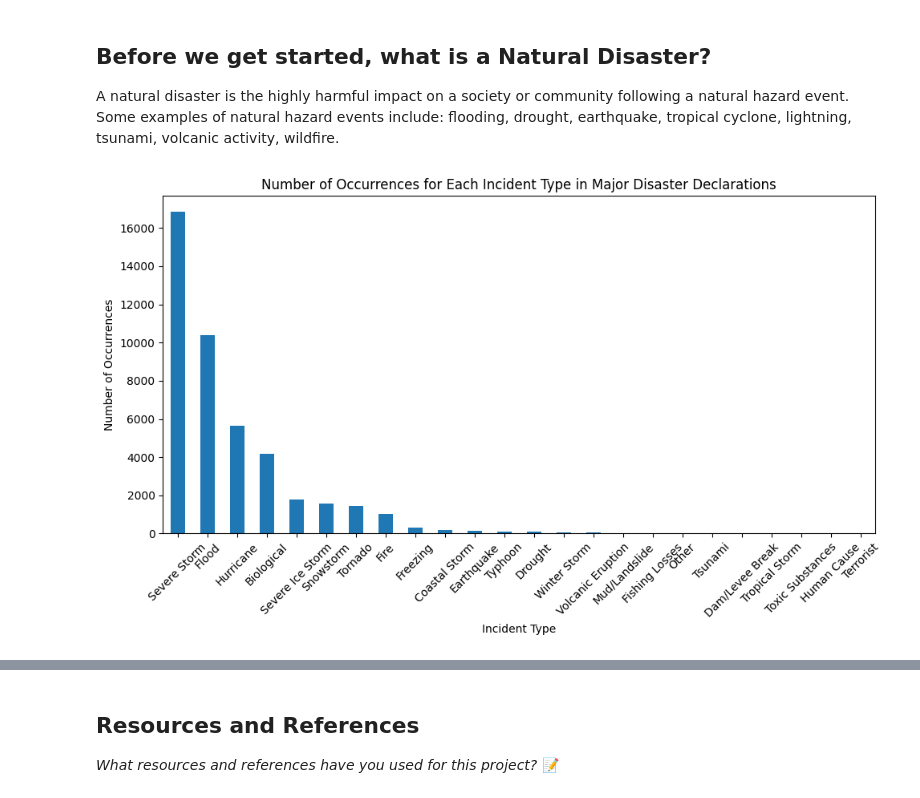
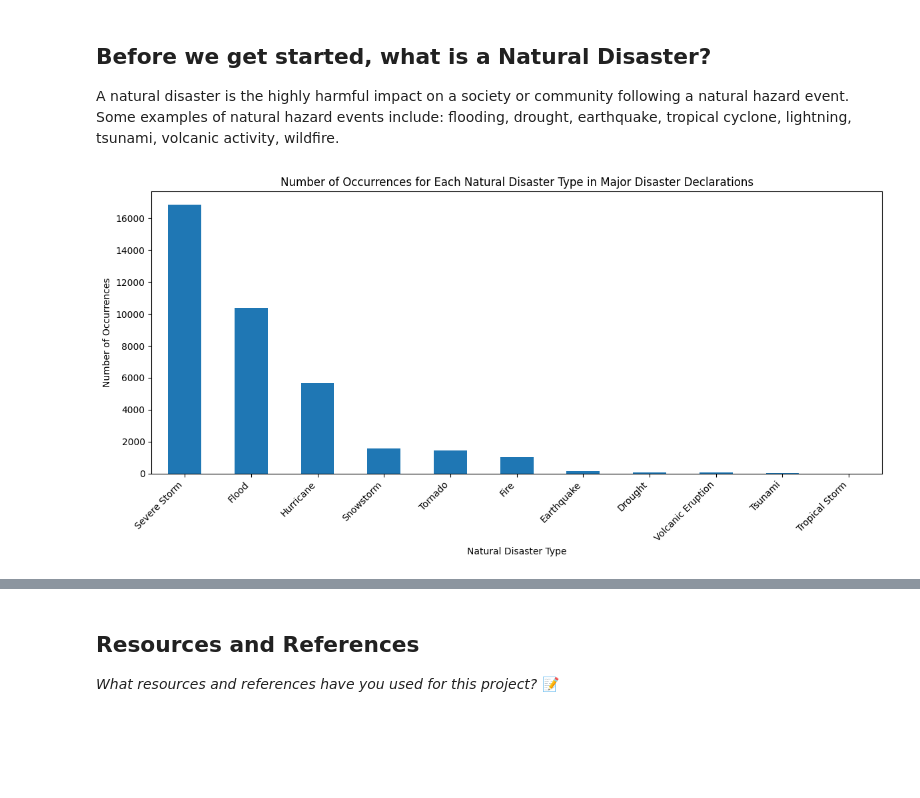
Before and after one commit to IT4063C-Fall23/final-project-StevenHatton, a Jupyter notebook: source.ipynb, the cells around one changed output, grey strips where cells are left out. Cells and saved outputs as stored; diff of their text form; code cells hidden in the pictures; blank space fills up the shorter version.

```diff
--- a/source.ipynb
+++ b/source.ipynb
@@ -149,23 +147,30 @@ A natural disaster is the highly harmful impact on a society or community follow
 # %%
 import pandas as pd
 import matplotlib.pyplot as plt
 
 filePath = 'data/FEMA_DataSets/DisasterDeclarationsSummaries.csv'
 data = pd.read_csv(filePath)
 
-# Filter data to include only Major Disaster Declarations
-major_disasters = data[data['declarationType'] == 'DR']  # Assuming 'DR' represents Major Disaster Declarations
+# Define a list of incident types considered as natural disasters
+natural_disasters = [
+    'Hurricane', 'Tornado', 'Severe Storm', 'High Water', 'Wind-driven Water',
+    'Tidal Wave', 'Tsunami', 'Tropical Storm', 'Earthquake', 'Volcanic Eruption', 'Landslide',
+    'Mudslide', 'Snowstorm', 'Drought', 'Fire', 'Flood'
+]
 
-# Count occurrences of each 'incidentType' within Major Disaster Declarations
-incident_counts = major_disasters['incidentType'].value_counts()
+# Filter data to include only Major Disaster Declarations (declarationType = 'DR') caused by nature
+nature_major_disasters = data[(data['declarationType'] == 'DR') & (data['incidentType'].isin(natural_disasters))]
 
-plt.figure(figsize=(10, 6))
+# Count occurrences of each incident type within Major Disaster Declarations caused by nature
+incident_counts = nature_major_disasters['incidentType'].value_counts()
+
+plt.figure(figsize=(12, 6))
 incident_counts.plot(kind='bar')
-plt.title('Number of Occurrences for Each Incident Type in Major Disaster Declarations')
-plt.xlabel('Incident Type')
+plt.title('Number of Occurrences for Each Natural Disaster Type in Major Disaster Declarations')
+plt.xlabel('Natural Disaster Type')
 plt.ylabel('Number of Occurrences')
-plt.xticks(rotation=45)
+plt.xticks(rotation=45, ha='right')
 plt.tight_layout()
 plt.show()
 # %% [output]
-[figure, old version]
+[figure, new version]
```
Also changed, not shown: parts of 7 cells of this notebook.
